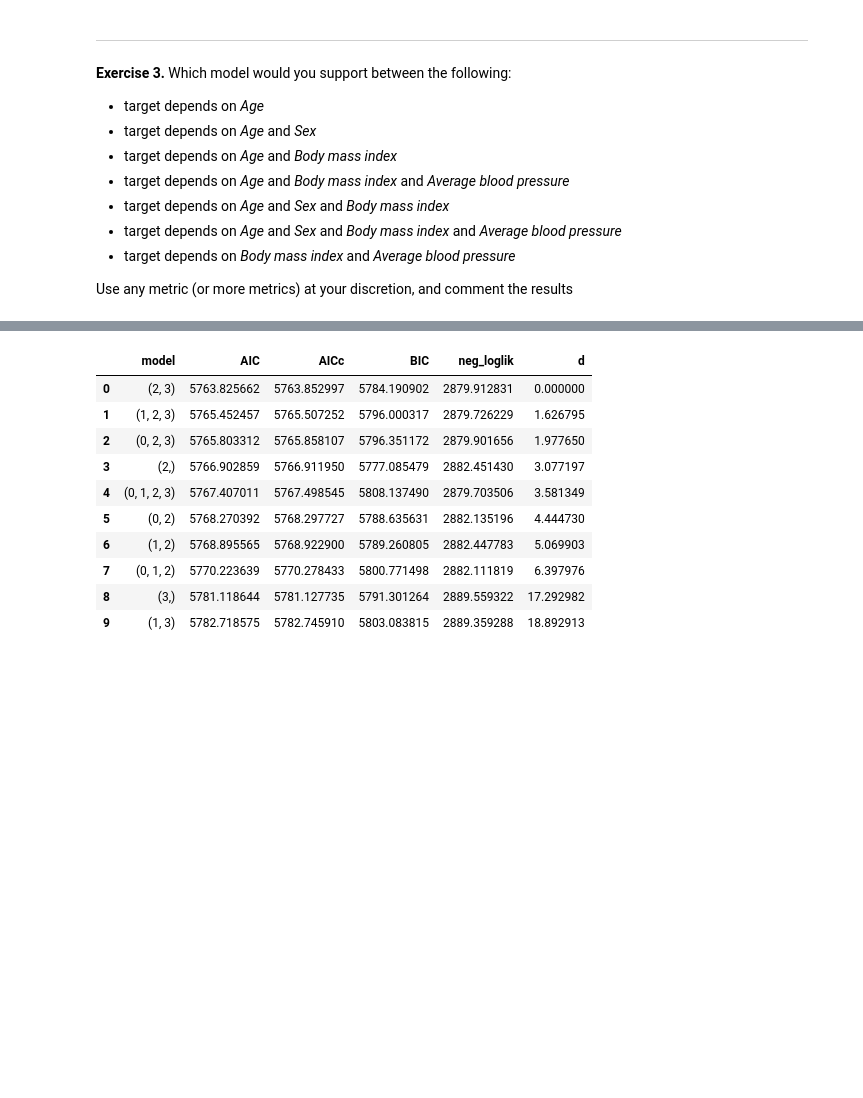
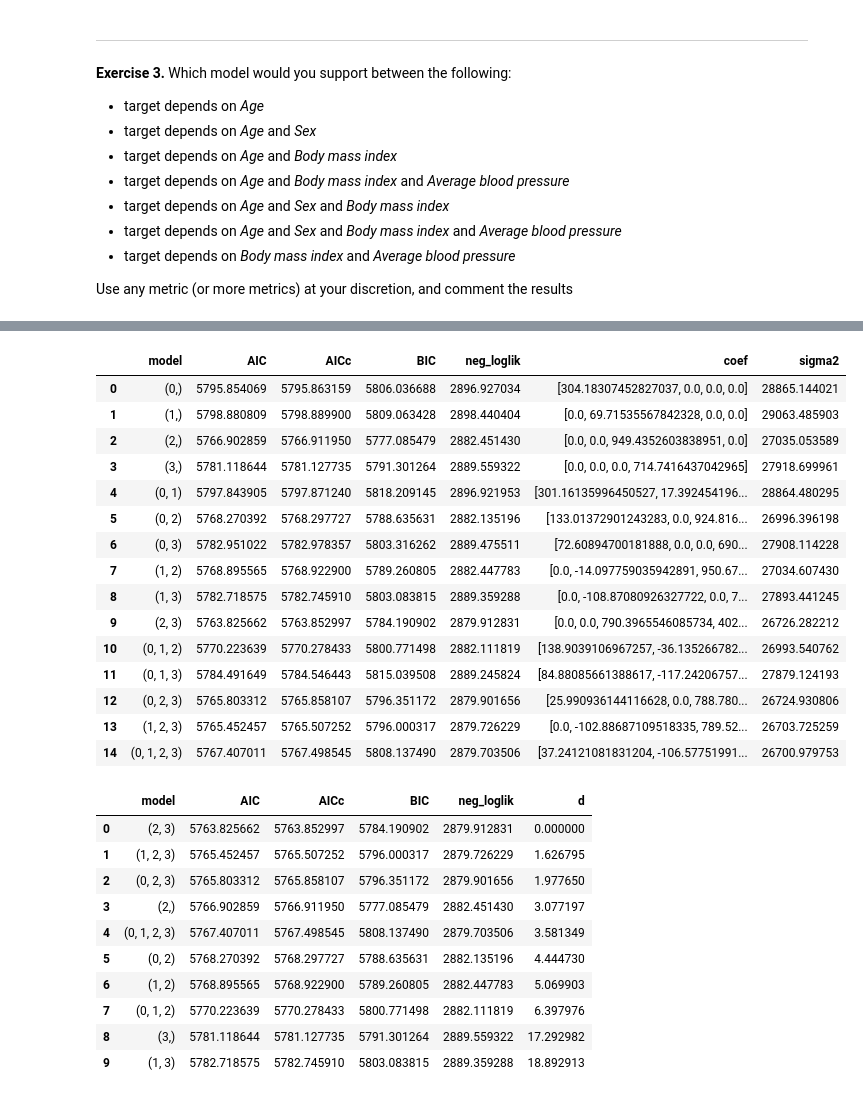
Before and after one commit to qlero/UCA_MSc-DS1, a Jupyter notebook: 2_model_selection/Class exercises.ipynb, the cells around one changed output, grey strips where cells are left out. Cells and saved outputs as stored; diff of their text form; code cells hidden in the pictures; blank space fills up the shorter version.

```diff
--- a/2_model_selection/Class exercises.ipynb
+++ b/2_model_selection/Class exercises.ipynb
@@ -469,0 +505,19 @@ fitted_models = results[['model', 'coef', 'sigma2']]
+# %%
+results
+# %% [output]
+|  | model | AIC | AICc | BIC | neg_loglik | coef | sigma2 |
+| 0 | (0,) | 5795.854069 | 5795.863159 | 5806.036688 | 2896.927034 | [304.18307452827037, 0.0, 0.0, 0.0] | 28865.144021 |
+| 1 | (1,) | 5798.880809 | 5798.889900 | 5809.063428 | 2898.440404 | [0.0, 69.71535567842328, 0.0, 0.0] | 29063.485903 |
+| 2 | (2,) | 5766.902859 | 5766.911950 | 5777.085479 | 2882.451430 | [0.0, 0.0, 949.4352603838951, 0.0] | 27035.053589 |
+| 3 | (3,) | 5781.118644 | 5781.127735 | 5791.301264 | 2889.559322 | [0.0, 0.0, 0.0, 714.7416437042965] | 27918.699961 |
+| 4 | (0, 1) | 5797.843905 | 5797.871240 | 5818.209145 | 2896.921953 | [301.16135996450527, 17.392454196... | 28864.480295 |
+| 5 | (0, 2) | 5768.270392 | 5768.297727 | 5788.635631 | 2882.135196 | [133.01372901243283, 0.0, 924.816... | 26996.396198 |
+| 6 | (0, 3) | 5782.951022 | 5782.978357 | 5803.316262 | 2889.475511 | [72.60894700181888, 0.0, 0.0, 690... | 27908.114228 |
+| 7 | (1, 2) | 5768.895565 | 5768.922900 | 5789.260805 | 2882.447783 | [0.0, -14.097759035942891, 950.67... | 27034.607430 |
+| 8 | (1, 3) | 5782.718575 | 5782.745910 | 5803.083815 | 2889.359288 | [0.0, -108.87080926327722, 0.0, 7... | 27893.441245 |
+| 9 | (2, 3) | 5763.825662 | 5763.852997 | 5784.190902 | 2879.912831 | [0.0, 0.0, 790.3965546085734, 402... | 26726.282212 |
+| 10 | (0, 1, 2) | 5770.223639 | 5770.278433 | 5800.771498 | 2882.111819 | [138.9039106967257, -36.135266782... | 26993.540762 |
+| 11 | (0, 1, 3) | 5784.491649 | 5784.546443 | 5815.039508 | 2889.245824 | [84.88085661388617, -117.24206757... | 27879.124193 |
+| 12 | (0, 2, 3) | 5765.803312 | 5765.858107 | 5796.351172 | 2879.901656 | [25.990936144116628, 0.0, 788.780... | 26724.930806 |
+| 13 | (1, 2, 3) | 5765.452457 | 5765.507252 | 5796.000317 | 2879.726229 | [0.0, -102.88687109518335, 789.52... | 26703.725259 |
+| 14 | (0, 1, 2, 3) | 5767.407011 | 5767.498545 | 5808.137490 | 2879.703506 | [37.24121081831204, -106.57751991... | 26700.979753 |
```
Also changed, not shown: parts of 7 cells of this notebook, 11 other files.
